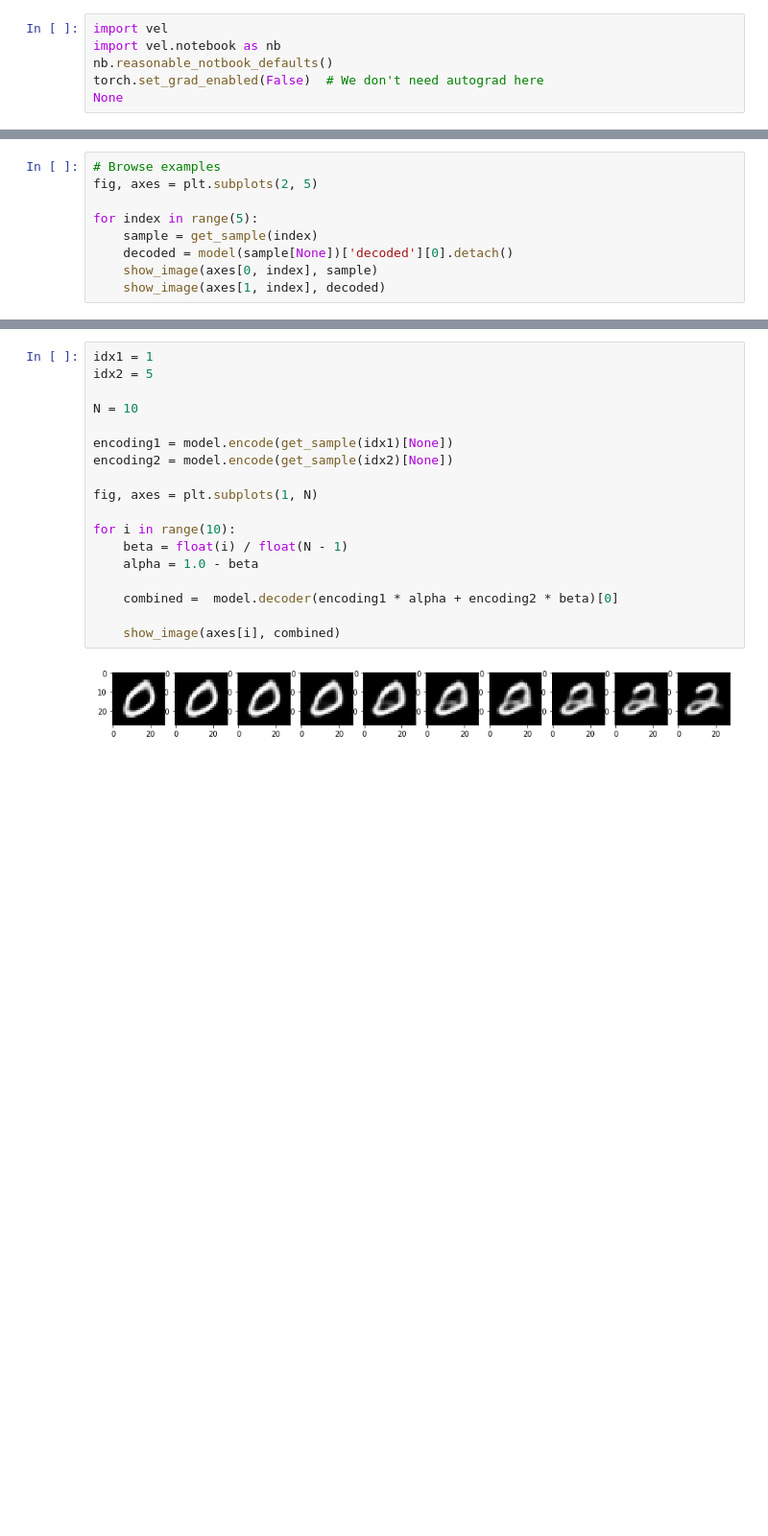
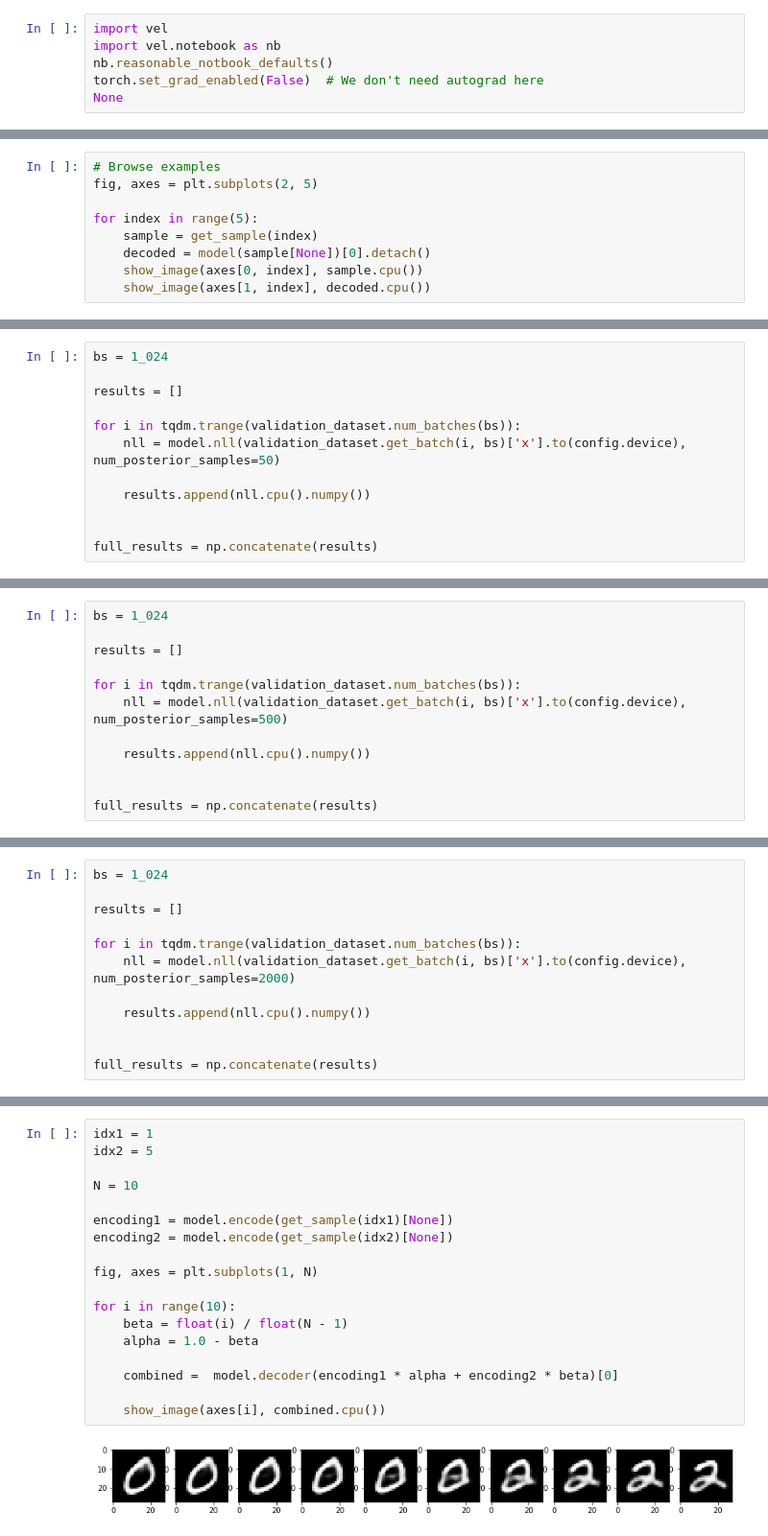
Before and after one commit to MillionIntegrals/vel, a Jupyter notebook: examples-notebooks/autoencoders/mnist/mnist-vae.ipynb, the cells around one changed output, grey strips where cells are left out. Shown at 96% size. Cells and saved outputs as stored; diff of their text form; blank space fills up the shorter version.

```diff
--- a/examples-notebooks/autoencoders/mnist/mnist-vae.ipynb
+++ b/examples-notebooks/autoencoders/mnist/mnist-vae.ipynb
@@ -63,7 +72,7 @@ fig, axes = plt.subplots(2, 5)
 
 for index in range(5):
     sample = get_sample(index)
-    decoded = model(sample[None])['decoded'][0].detach()
-    show_image(axes[0, index], sample)
-    show_image(axes[1, index], decoded)
+    decoded = model(sample[None])[0].detach()
+    show_image(axes[0, index], sample.cpu())
+    show_image(axes[1, index], decoded.cpu())
 # %% [output]
@@ -85,0 +123,12 @@ tensor([[ 0.8606,  0.9047,  0.1575, -0.7448, -0.3117,  0.0745, -0.3145,  1.4116,
+# %%
+bs = 1_024
+
+results = []
+
+for i in tqdm.trange(validation_dataset.num_batches(bs)):
+    nll = model.nll(validation_dataset.get_batch(i, bs)['x'].to(config.device), num_posterior_samples=50)
+
+    results.append(nll.cpu().numpy())
+
+
+full_results = np.concatenate(results)
@@ -85,0 +139,12 @@ tensor([[ 0.8606,  0.9047,  0.1575, -0.7448, -0.3117,  0.0745, -0.3145,  1.4116,
+# %%
+bs = 1_024
+
+results = []
+
+for i in tqdm.trange(validation_dataset.num_batches(bs)):
+    nll = model.nll(validation_dataset.get_batch(i, bs)['x'].to(config.device), num_posterior_samples=500)
+
+    results.append(nll.cpu().numpy())
+
+
+full_results = np.concatenate(results)
@@ -85,0 +155,12 @@ tensor([[ 0.8606,  0.9047,  0.1575, -0.7448, -0.3117,  0.0745, -0.3145,  1.4116,
+# %%
+bs = 1_024
+
+results = []
+
+for i in tqdm.trange(validation_dataset.num_batches(bs)):
+    nll = model.nll(validation_dataset.get_batch(i, bs)['x'].to(config.device), num_posterior_samples=2000)
+
+    results.append(nll.cpu().numpy())
+
+
+full_results = np.concatenate(results)
@@ -86,20 +171,20 @@ tensor([[ 0.8606,  0.9047,  0.1575, -0.7448, -0.3117,  0.0745, -0.3145,  1.4116,
 # %%
 idx1 = 1
 idx2 = 5
 
 N = 10
 
 encoding1 = model.encode(get_sample(idx1)[None])
 encoding2 = model.encode(get_sample(idx2)[None])
 
 fig, axes = plt.subplots(1, N)
 
 for i in range(10):
     beta = float(i) / float(N - 1)
     alpha = 1.0 - beta
 
     combined =  model.decoder(encoding1 * alpha + encoding2 * beta)[0]
 
-    show_image(axes[i], combined)
+    show_image(axes[i], combined.cpu())
 # %% [output]
-[figure, old version]
+[figure, new version]
```
Also changed, not shown: parts of 20 cells of this notebook.
